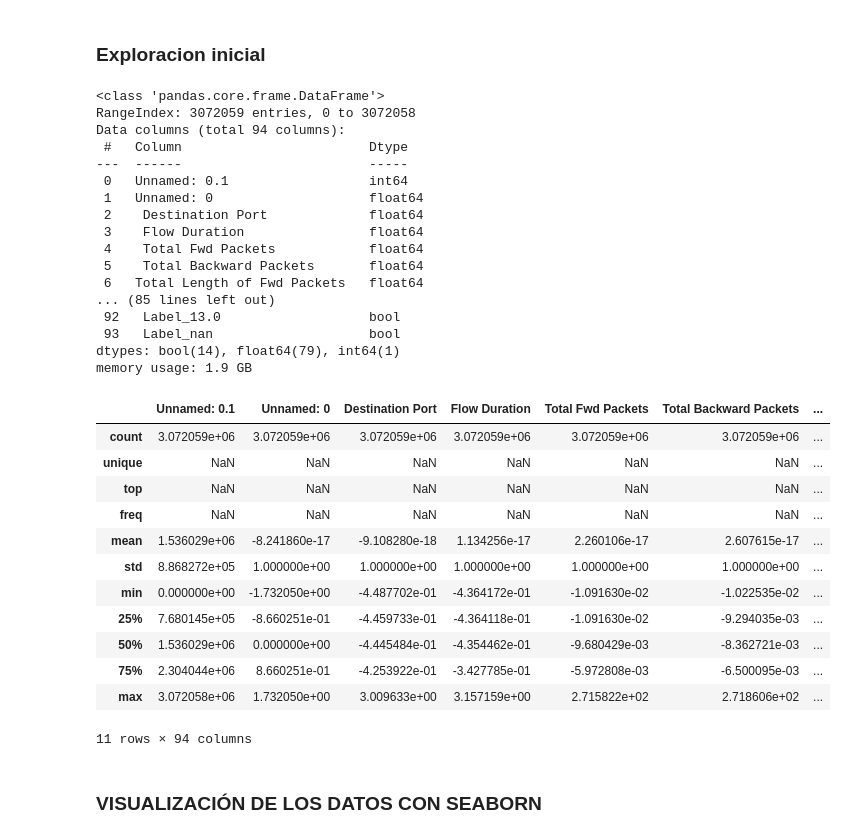
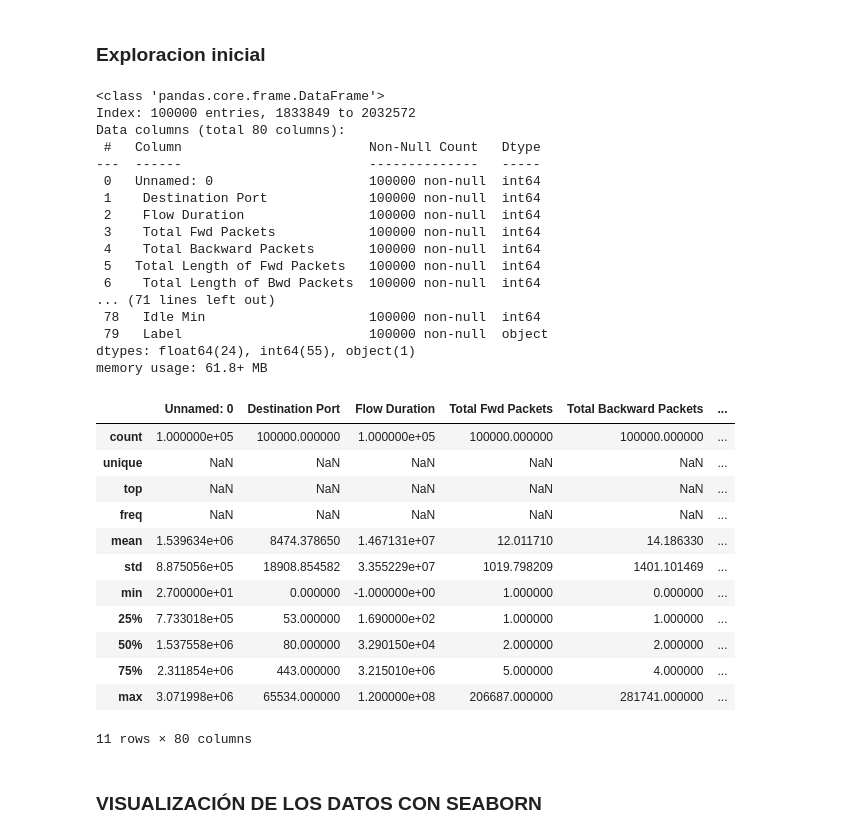
Before and after one commit to Rocpa/CICIDS2K17_RandomForest, a Jupyter notebook: eda.ipynb, the cells around one changed output. Drawn from its saved outputs; the diff is of its cells as text; code cells hidden in the pictures.

```diff
--- a/eda.ipynb
+++ b/eda.ipynb
@@ -7,40 +7,46 @@ df = pd.read_csv('../data/datos_limpios.csv')
+# %%
+df = pd.read_csv('../data/allinone.csv')
+# %%
+# Agarramos un sample de la base para solo trabajar con ~100K registros en vez de la totalidad de los datos
+
+df_sample = df.sample(n=100_000, random_state=42)
 # %% [markdown]
 ### Exploracion inicial
 # %%
-df.info()
+df_sample.info()
 # %% [output]
 <class 'pandas.core.frame.DataFrame'>
-RangeIndex: 3072059 entries, 0 to 3072058
-Data columns (total 94 columns):
- #   Column                        Dtype
----  ------                        -----
- 0   Unnamed: 0.1                  int64
- 1   Unnamed: 0                    float64
- 2    Destination Port             float64
- 3    Flow Duration                float64
- 4    Total Fwd Packets            float64
- 5    Total Backward Packets       float64
- 6   Total Length of Fwd Packets   float64
-... (85 lines left out)
- 92   Label_13.0                   bool
- 93   Label_nan                    bool
-dtypes: bool(14), float64(79), int64(1)
-memory usage: 1.9 GB
+Index: 100000 entries, 1833849 to 2032572
+Data columns (total 80 columns):
+ #   Column                        Non-Null Count   Dtype
+---  ------                        --------------   -----
+ 0   Unnamed: 0                    100000 non-null  int64
+ 1    Destination Port             100000 non-null  int64
+ 2    Flow Duration                100000 non-null  int64
+ 3    Total Fwd Packets            100000 non-null  int64
+ 4    Total Backward Packets       100000 non-null  int64
+ 5   Total Length of Fwd Packets   100000 non-null  int64
+ 6    Total Length of Bwd Packets  100000 non-null  int64
+... (71 lines left out)
+ 78   Idle Min                     100000 non-null  int64
+ 79   Label                        100000 non-null  object
+dtypes: float64(24), int64(55), object(1)
+memory usage: 61.8+ MB
 # %%
-df.describe(include='all')
+df_sample.describe(include='all')
 # %% [output]
-|  | Unnamed: 0.1 | Unnamed: 0 | Destination Port | Flow Duration | Total Fwd Packets | Total Backward Packets | ... |
-| count | 3.072059e+06 | 3.072059e+06 | 3.072059e+06 | 3.072059e+06 | 3.072059e+06 | 3.072059e+06 | ... |
-| unique | NaN | NaN | NaN | NaN | NaN | NaN | ... |
-| top | NaN | NaN | NaN | NaN | NaN | NaN | ... |
-| freq | NaN | NaN | NaN | NaN | NaN | NaN | ... |
-| mean | 1.536029e+06 | -8.241860e-17 | -9.108280e-18 | 1.134256e-17 | 2.260106e-17 | 2.607615e-17 | ... |
-| std | 8.868272e+05 | 1.000000e+00 | 1.000000e+00 | 1.000000e+00 | 1.000000e+00 | 1.000000e+00 | ... |
-| min | 0.000000e+00 | -1.732050e+00 | -4.487702e-01 | -4.364172e-01 | -1.091630e-02 | -1.022535e-02 | ... |
-| 25% | 7.680145e+05 | -8.660251e-01 | -4.459733e-01 | -4.364118e-01 | -1.091630e-02 | -9.294035e-03 | ... |
-| 50% | 1.536029e+06 | 0.000000e+00 | -4.445484e-01 | -4.354462e-01 | -9.680429e-03 | -8.362721e-03 | ... |
-| 75% | 2.304044e+06 | 8.660251e-01 | -4.253922e-01 | -3.427785e-01 | -5.972808e-03 | -6.500095e-03 | ... |
-| max | 3.072058e+06 | 1.732050e+00 | 3.009633e+00 | 3.157159e+00 | 2.715822e+02 | 2.718606e+02 | ... |
+|  | Unnamed: 0 | Destination Port | Flow Duration | Total Fwd Packets | Total Backward Packets | ... |
+| count | 1.000000e+05 | 100000.000000 | 1.000000e+05 | 100000.000000 | 100000.000000 | ... |
+| unique | NaN | NaN | NaN | NaN | NaN | ... |
+| top | NaN | NaN | NaN | NaN | NaN | ... |
+| freq | NaN | NaN | NaN | NaN | NaN | ... |
+| mean | 1.539634e+06 | 8474.378650 | 1.467131e+07 | 12.011710 | 14.186330 | ... |
+| std | 8.875056e+05 | 18908.854582 | 3.355229e+07 | 1019.798209 | 1401.101469 | ... |
+| min | 2.700000e+01 | 0.000000 | -1.000000e+00 | 1.000000 | 0.000000 | ... |
+| 25% | 7.733018e+05 | 53.000000 | 1.690000e+02 | 1.000000 | 1.000000 | ... |
+| 50% | 1.537558e+06 | 80.000000 | 3.290150e+04 | 2.000000 | 2.000000 | ... |
+| 75% | 2.311854e+06 | 443.000000 | 3.215010e+06 | 5.000000 | 4.000000 | ... |
+| max | 3.071998e+06 | 65534.000000 | 1.200000e+08 | 206687.000000 | 281741.000000 | ... |
-11 rows × 94 columns
+11 rows × 80 columns
 # %% [markdown]
 ### VISUALIZACIÓN DE LOS DATOS CON SEABORN
```
Also changed, not shown: parts of 11 cells of this notebook, 1 other file.
